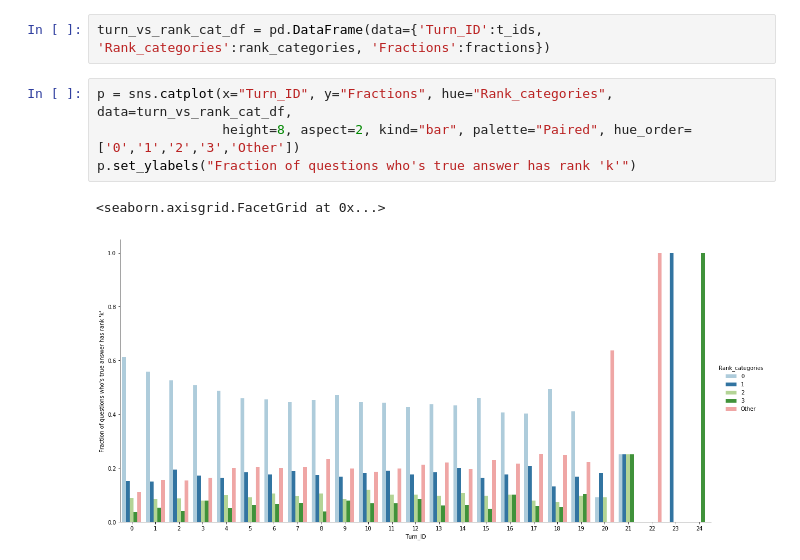
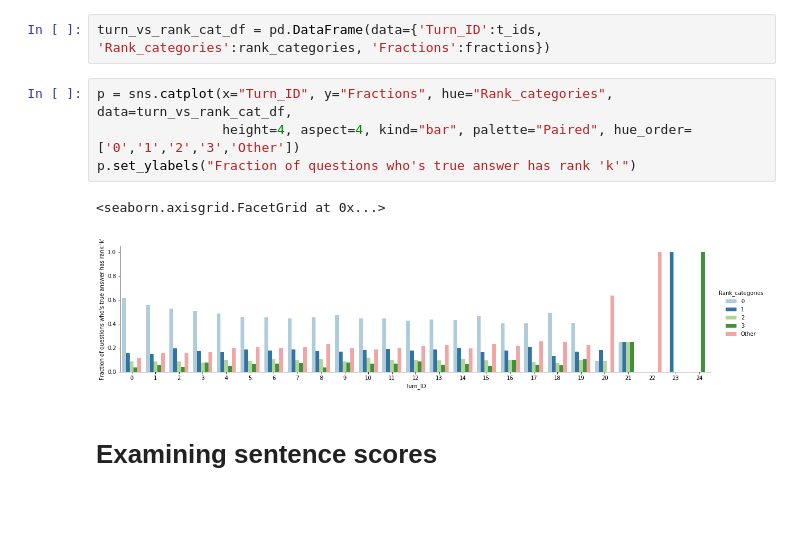
Before and after one commit to gpsbhargav/SequentialQA, a Jupyter notebook: best_models_and_predictions/answer_analysis.ipynb, the cells around one changed output. Drawn from its saved outputs; the diff is of its cells as text; blank space fills up the shorter version.

```diff
--- a/best_models_and_predictions/answer_analysis.ipynb
+++ b/best_models_and_predictions/answer_analysis.ipynb
@@ -240,8 +253,10 @@ print(fractions[:10])
 turn_vs_rank_cat_df = pd.DataFrame(data={'Turn_ID':t_ids, 'Rank_categories':rank_categories, 'Fractions':fractions})
 # %%
 p = sns.catplot(x="Turn_ID", y="Fractions", hue="Rank_categories", data=turn_vs_rank_cat_df,
-                height=8, aspect=2, kind="bar", palette="Paired", hue_order=['0','1','2','3','Other'])
+                height=4, aspect=4, kind="bar", palette="Paired", hue_order=['0','1','2','3','Other'])
 p.set_ylabels("Fraction of questions who's true answer has rank 'k'")
 # %% [output]
 <seaborn.axisgrid.FacetGrid at 0x...>
-[figure, old version]
+[figure, new version]
+# %% [markdown]
+# Examining sentence scores
```
Also changed, not shown: parts of 20 cells of this notebook, 4 other files.
